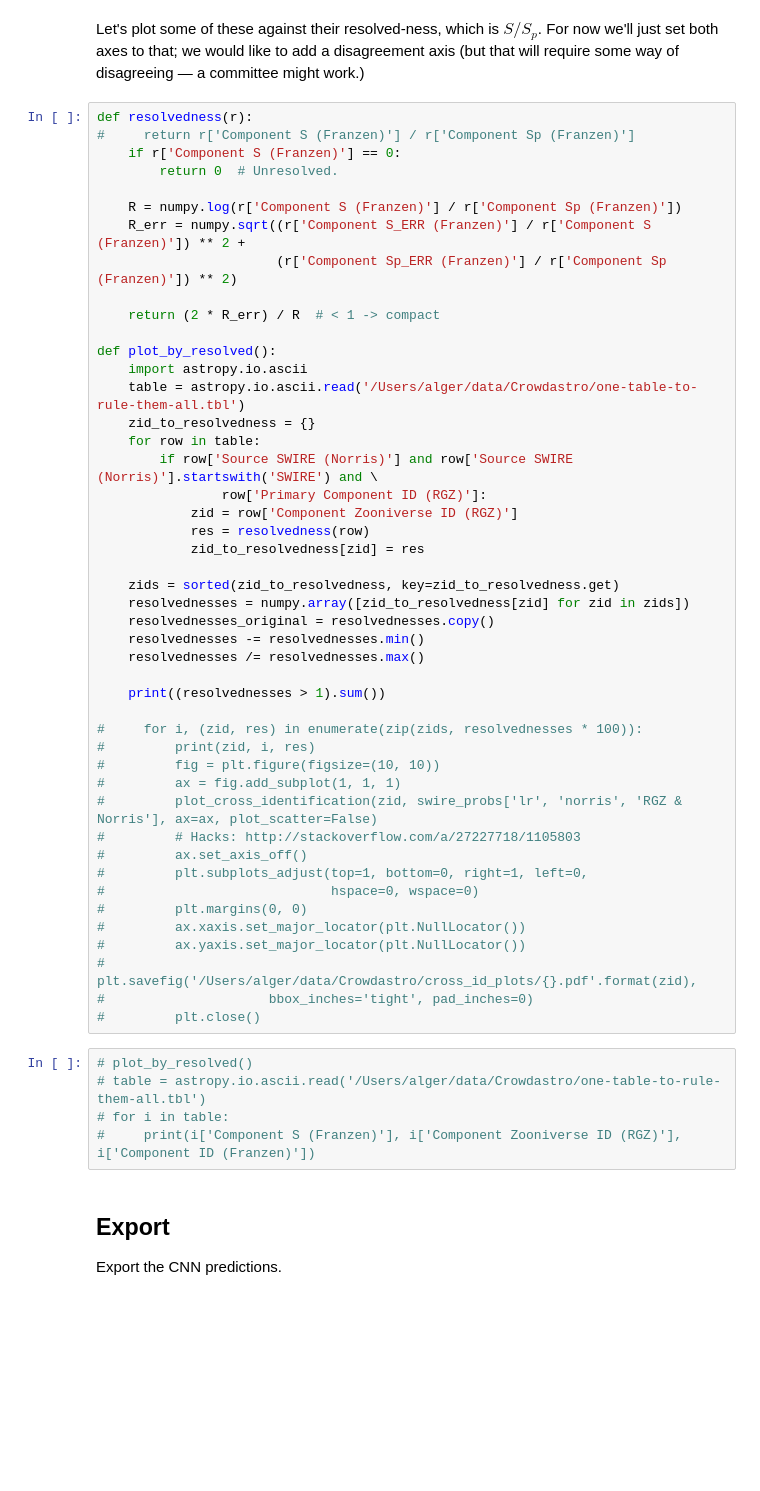
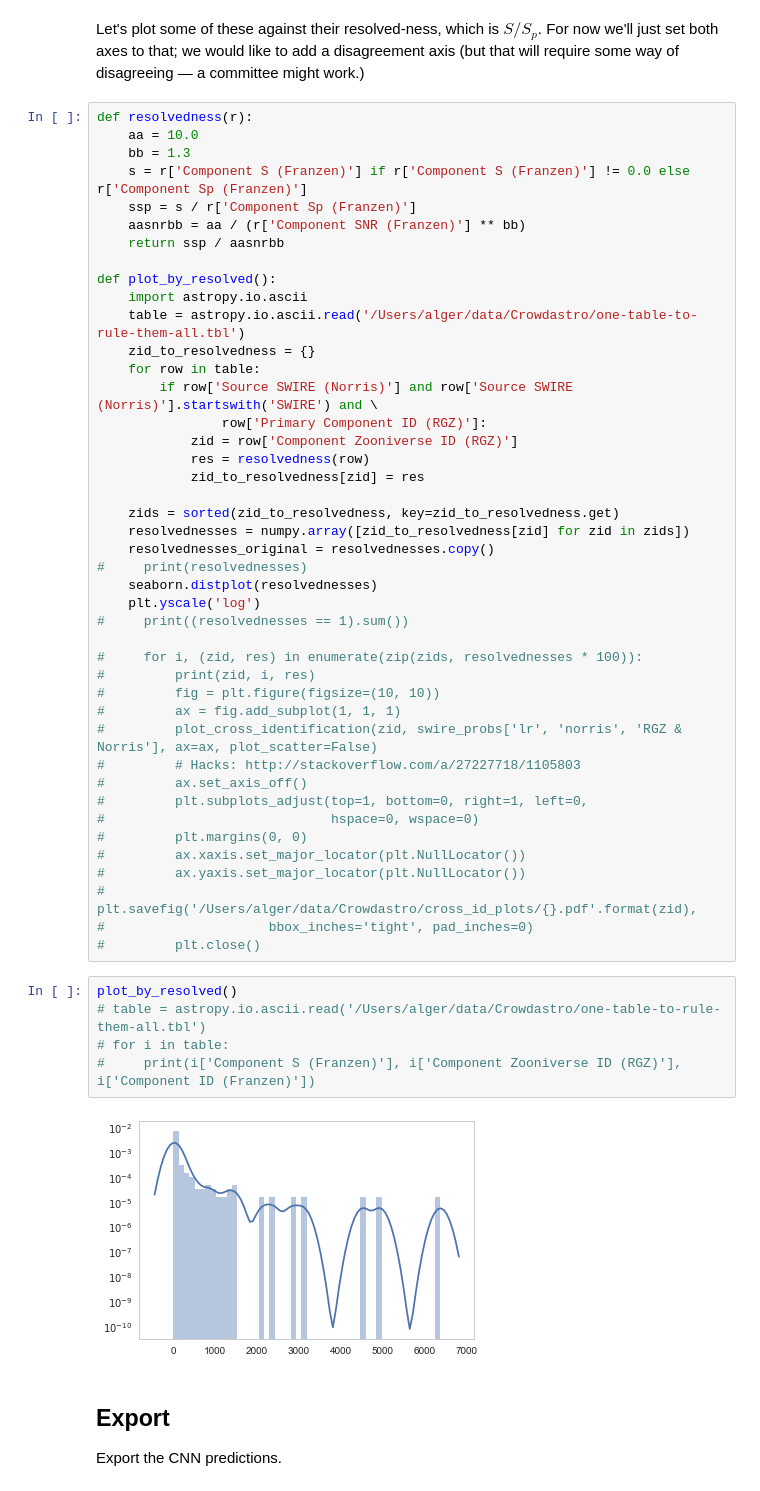
Before and after one commit to chengsoonong/crowdastro, a Jupyter notebook: notebooks/112_final.ipynb, the cells around one changed output. Drawn from its saved outputs; the diff is of its cells as text; blank space fills up the shorter version.

```diff
--- a/notebooks/112_final.ipynb
+++ b/notebooks/112_final.ipynb
@@ -878,15 +870,12 @@ plot_cross_identification(
 Let's plot some of these against their resolved-ness, which is $S/S_p$. For now we'll just set both axes to that; we would like to add a disagreement axis (but that will require some way of disagreeing — a committee might work.)
 # %%
 def resolvedness(r):
-#     return r['Component S (Franzen)'] / r['Component Sp (Franzen)']
-    if r['Component S (Franzen)'] == 0:
-        return 0  # Unresolved.
-
-    R = numpy.log(r['Component S (Franzen)'] / r['Component Sp (Franzen)'])
-    R_err = numpy.sqrt((r['Component S_ERR (Franzen)'] / r['Component S (Franzen)']) ** 2 +
-                       (r['Component Sp_ERR (Franzen)'] / r['Component Sp (Franzen)']) ** 2)
-
-    return (2 * R_err) / R  # < 1 -> compact
+    aa = 10.0
+    bb = 1.3
+    s = r['Component S (Franzen)'] if r['Component S (Franzen)'] != 0.0 else r['Component Sp (Franzen)']
+    ssp = s / r['Component Sp (Franzen)']
+    aasnrbb = aa / (r['Component SNR (Franzen)'] ** bb)
+    return ssp / aasnrbb
 
 def plot_by_resolved():
     import astropy.io.ascii
@@ -902,10 +891,10 @@ def plot_by_resolved():
     zids = sorted(zid_to_resolvedness, key=zid_to_resolvedness.get)
     resolvednesses = numpy.array([zid_to_resolvedness[zid] for zid in zids])
     resolvednesses_original = resolvednesses.copy()
-    resolvednesses -= resolvednesses.min()
-    resolvednesses /= resolvednesses.max()
-
-    print((resolvednesses > 1).sum())
+#     print(resolvednesses)
+    seaborn.distplot(resolvednesses)
+    plt.yscale('log')
+#     print((resolvednesses == 1).sum())
 
 #     for i, (zid, res) in enumerate(zip(zids, resolvednesses * 100)):
 #         print(zid, i, res)
@@ -923,10 +912,12 @@ def plot_by_resolved():
 #                     bbox_inches='tight', pad_inches=0)
 #         plt.close()
 # %%
-# plot_by_resolved()
+plot_by_resolved()
 # table = astropy.io.ascii.read('/Users/alger/data/Crowdastro/one-table-to-rule-them-all.tbl')
 # for i in table:
 #     print(i['Component S (Franzen)'], i['Component Zooniverse ID (RGZ)'], i['Component ID (Franzen)'])
+# %% [output]
+[figure, added]
 # %% [markdown]
 ## Export
 
```
Also changed, not shown: parts of 15 cells of this notebook, 1 other file.
